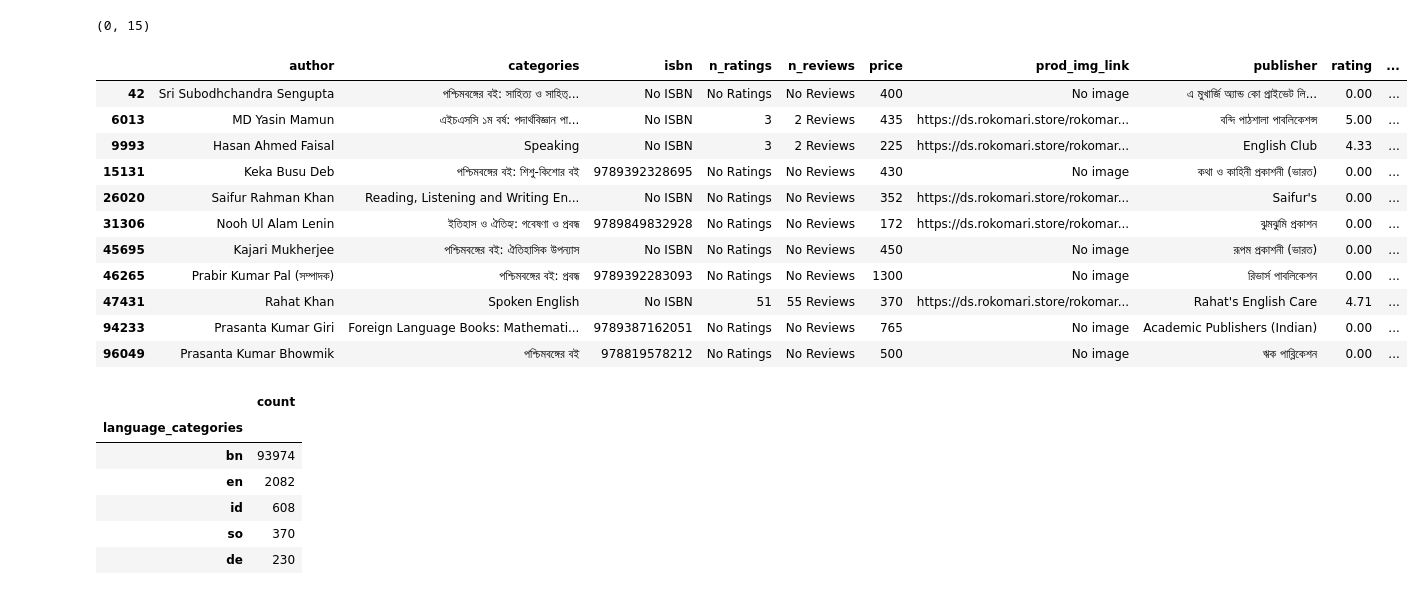
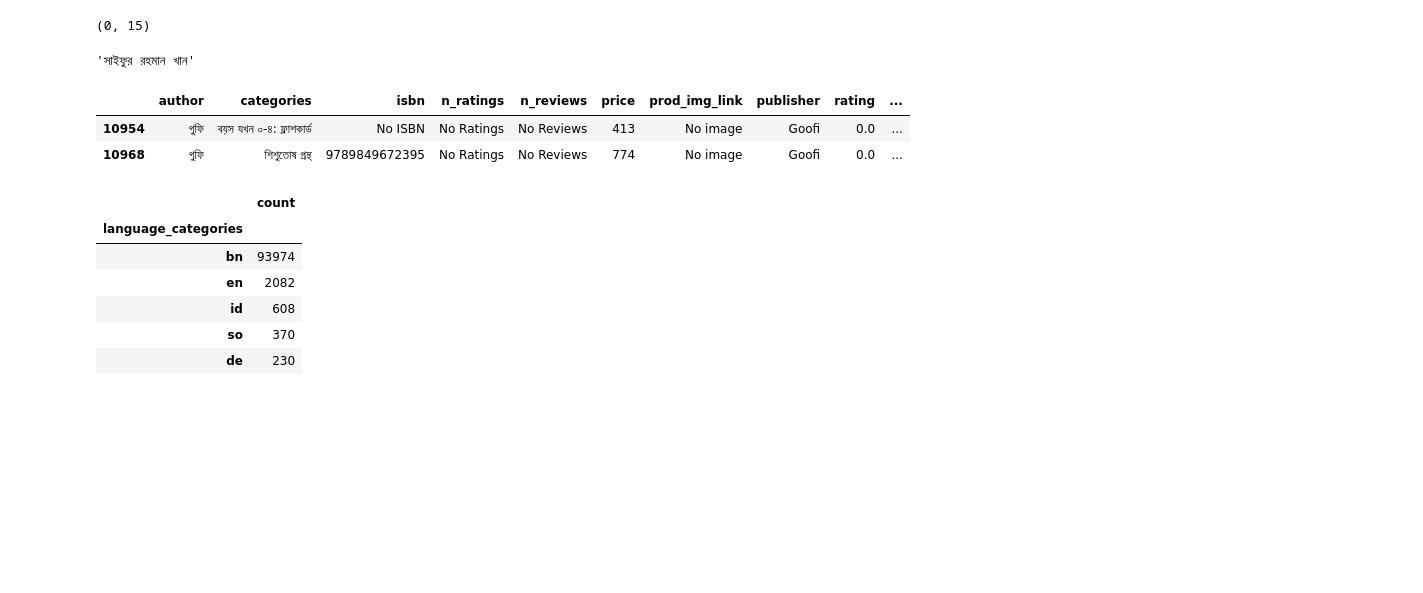
Before and after one commit to Tasfiq-K/recommendation_system_rokomari_books, a Jupyter notebook: preprocessing_bn_books.ipynb, the cells around one changed output. Drawn from its saved outputs; the diff is of its cells as text; code cells hidden in the pictures; blank space fills up the shorter version.

Commit message:
added code snippet for translating author names

```diff
--- a/preprocessing_bn_books.ipynb
+++ b/preprocessing_bn_books.ipynb
@@ -77,3 +90,6 @@ See the caveats in the documentation: https://pandas.pydata.org/pandas-docs/stab
+# %%
+# load the rokomari_bn_books.csv
+df_bn = pd.read_csv("rokomari_bn_books.csv")
 # %%
 df_bn.head()
 # %% [output]
@@ -119,25 +137,30 @@ df_bn.loc[df_bn['author'] == 'No Author'].shape
+# %%
+translator = gt.Translator()
+text = "Saifur Rahman Khan"
+translation = translator.translate(text=text, dest='bn')
+# %% [output]
+'সাইফুর রহমান খান'
 # %%
 import re
 
 def correct_author_names(row):
-    text = row['author']
 
     return re.sub(r'[^\u0980-\u09FF ]+', '', text).strip()
+
+def translate_author_names(row):
+    text = str(row)
+    translator = gt.Translator()
+    translation = translator.translate(text=text, src='en', dest='bn')
+
+    return translation.text
+# %%
+df_bn.loc[df_bn['language_author'] == 'af', 'author'] = df_bn.loc[df_bn['language_author'] == 'af', 'author'].apply(translate_author_names)
 # %%
-df_bn.loc[df_bn['language_author'] == 'id']
+df_bn.loc[df_bn['language_author'] == 'af']
 # %% [output]
 |  | author | categories | isbn | n_ratings | n_reviews | price | prod_img_link | publisher | rating | ... |
-| 42 | Sri Subodhchandra Sengupta | পশ্চিমবঙ্গের বই: সাহিত্য ও সাহিত্... | No ISBN | No Ratings | No Reviews | 400 | No image | এ মুখার্জি অ্যান্ড কো প্রাইভেট লি... | 0.00 | ... |
-| 6013 | MD Yasin Mamun | এইচএসসি ১ম বর্ষ: পদার্থবিজ্ঞান পা... | No ISBN | 3 | 2 Reviews | 435 | https://ds.rokomari.store/rokomar... | বন্দি পাঠশালা পাবলিকেশন্স | 5.00 | ... |
-| 9993 | Hasan Ahmed Faisal | Speaking | No ISBN | 3 | 2 Reviews | 225 | https://ds.rokomari.store/rokomar... | English Club | 4.33 | ... |
-| 15131 | Keka Busu Deb | পশ্চিমবঙ্গের বই: শিশু-কিশোর বই | 9789392328695 | No Ratings | No Reviews | 430 | No image | কথা ও কাহিনী প্রকাশনী (ভারত) | 0.00 | ... |
-| 26020 | Saifur Rahman Khan | Reading, Listening and Writing En... | No ISBN | No Ratings | No Reviews | 352 | https://ds.rokomari.store/rokomar... | Saifur's | 0.00 | ... |
-| 31306 | Nooh Ul Alam Lenin | ইতিহাস ও ঐতিহ্য: গবেষণা ও প্রবন্ধ | 9789849832928 | No Ratings | No Reviews | 172 | https://ds.rokomari.store/rokomar... | ঝুমঝুমি প্রকাশন | 0.00 | ... |
-| 45695 | Kajari Mukherjee | পশ্চিমবঙ্গের বই: ঐতিহাসিক উপন্যাস | No ISBN | No Ratings | No Reviews | 450 | No image | রূপম প্রকাশনী (ভারত) | 0.00 | ... |
-| 46265 | Prabir Kumar Pal (সম্পাদক) | পশ্চিমবঙ্গের বই: প্রবন্ধ | 9789392283093 | No Ratings | No Reviews | 1300 | No image | রিভার্স পাবলিকেশন | 0.00 | ... |
-| 47431 | Rahat Khan | Spoken English | No ISBN | 51 | 55 Reviews | 370 | https://ds.rokomari.store/rokomar... | Rahat's English Care | 4.71 | ... |
-| 94233 | Prasanta Kumar Giri | Foreign Language Books: Mathemati... | 9789387162051 | No Ratings | No Reviews | 765 | No image | Academic Publishers (Indian) | 0.00 | ... |
-| 96049 | Prasanta Kumar Bhowmik | পশ্চিমবঙ্গের বই | 978819578212 | No Ratings | No Reviews | 500 | No image | ঋক পাব্লিকেশন | 0.00 | ... |
+| 10954 | গুফি | বয়স যখন ০-৪: ফ্লাশকার্ড | No ISBN | No Ratings | No Reviews | 413 | No image | Goofi | 0.0 | ... |
+| 10968 | গুফি | শিশুতোষ গ্রন্থ | 9789849672395 | No Ratings | No Reviews | 774 | No image | Goofi | 0.0 | ... |
 # %%
 df_bn['language_categories'].value_counts()
 # %% [output]
```
Also changed, not shown: parts of 6 cells of this notebook.
